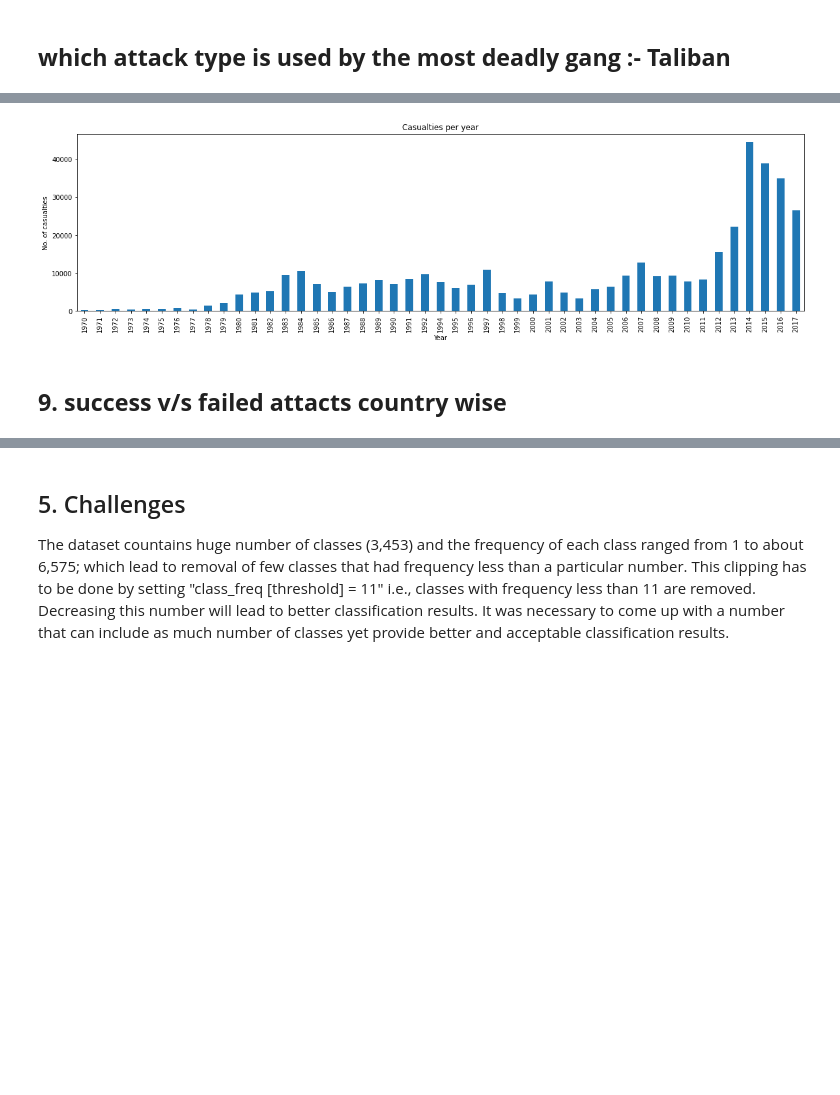
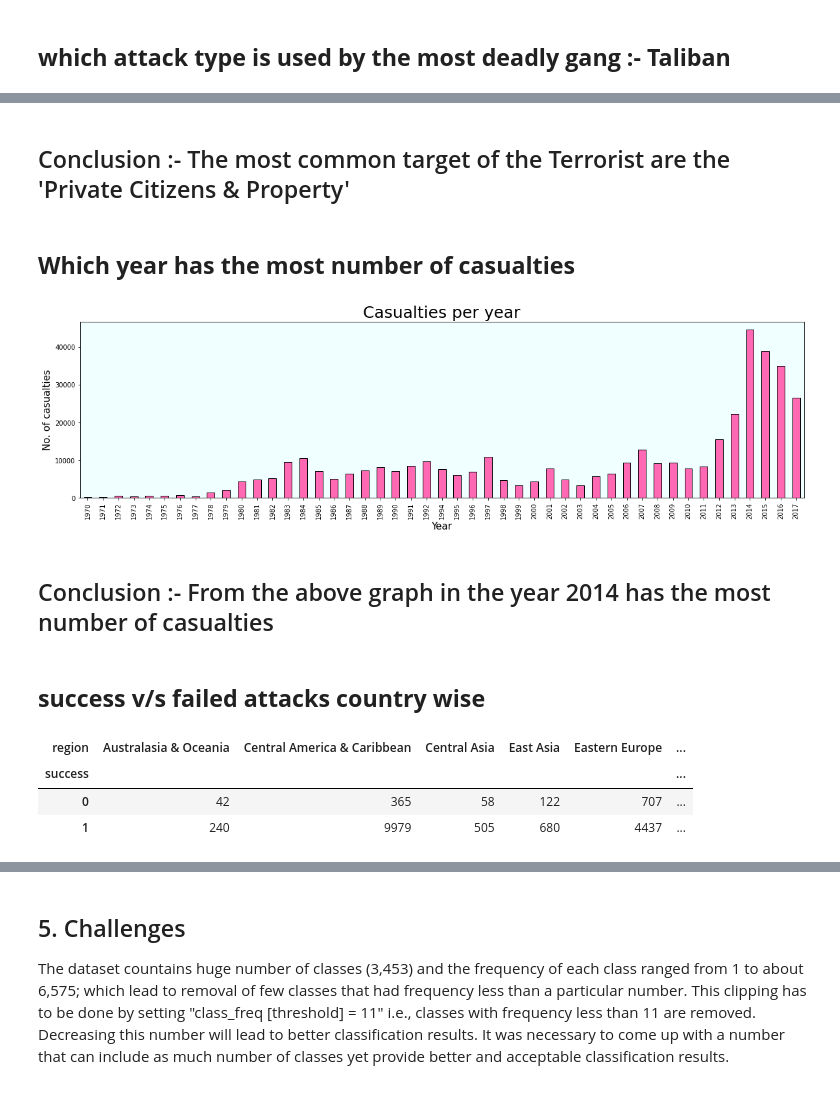
Before and after one commit to sainirajesh17/Global_Terrorism_Analysis_EDA, a Jupyter notebook: Global_Terrorism_Analysis_Capstone_Project.ipynb, the cells around one changed output, grey strips where cells are left out. Cells and saved outputs as stored; diff of their text form; code cells hidden in the pictures; blank space fills up the shorter version.

```diff
--- a/Global_Terrorism_Analysis_Capstone_Project.ipynb
+++ b/Global_Terrorism_Analysis_Capstone_Project.ipynb
@@ -24,5 +28,5 @@ Mounted at /content/drive
 # %%
 # Importing the required data from the drive
 
-file_path = "/content/drive/MyDrive/Capstone project/Global_Terrorism_Data (1).csv"
+file_path = "/content/drive/MyDrive/EDA - Global Terrorism Analysis/Global Terrorism Data.csv"
 terrorism_data = pd.read_csv(file_path, encoding='ISO-8859-1')
@@ -203,10 +302,3 @@ El Salvador        5320
 United Kingdom     5235
 Turkey             4292
 Name: country, dtype: int64
-# %%
-top_10_countries.plot(kind = 'pie')
-
-plt.title('Top 10 Contries Under attack')
-
-
-plt.rcParams['figure.figsize'] = (20, 5)
@@ -244,0 +354,19 @@ plt.rcParams['figure.figsize'] = (10, 5)
+# %%
+# Defining the explode
+myexplode = [0.1, 0.1, 0.1, 0.1, 0.1, 0.1, 0.1, 0.1, 0.1 ]
+color_set = ["#d11fce","#ff8649","#ffc549","#fced20","#8fe222","#22e28e","#22e2db","#1f85c4","#361599"]
+
+# Plotting the Pie Chart
+common_attack_type.plot(kind = 'pie', explode = myexplode, autopct ='% 1.1f %%', colors = color_set)
+
+# Set a title of the chart.
+plt.title('Most common attack', fontsize = 25)
+
+# Set the y label
+plt.ylabel('No. of attacks', fontsize = 15)
+
+# Setting the figure size
+plt.rcParams['figure.figsize'] = (20, 10)
+
+# Display a figure.
+plt.show()
@@ -301,19 +446,39 @@ plt.rcParams['figure.figsize'] = (10, 5)
+# %% [markdown]
+## Conclusion :- The most common target of the Terrorist are the 'Private Citizens & Property'
+# %% [markdown]
+## <b> Which year has the most number of casualties
 # %%
 casualties = terrorism_data_new.groupby('year').sum()['no_of_kills']
 # %%
-casualties.plot(kind = 'bar')
+# Plotting the Bar graph
+casualties.plot(kind = 'bar', color = 'hotpink', edgecolor='black').patch.set_facecolor('#f0ffff')
 
-plt.title('Casualties per year')
-plt.ylabel('No. of casualties')
-plt.xlabel('Year')
+# Set a title of the current axes.
+plt.title('Casualties per year', fontsize = 25)
 
+# Set the x and y axis label
+plt.ylabel('No. of casualties', fontsize = 15)
+plt.xlabel('Year', fontsize = 15)
+
+# Setting the figure size
 plt.rcParams['figure.figsize'] = (20, 5)
+
+# Display a figure.
+plt.show()
 # %% [output]
-[figure, old version]
+[figure, new version]
+# %% [markdown]
+## Conclusion :- From the above graph in the year 2014 has the most number of casualties
 # %% [markdown]
-## <b> 9. success v/s failed attacts country wise
+## <b> success v/s failed attacks country wise
 # %%
-attacks = terrorism_data_new.groupby(['success','region']).count()['attack_type'].reset_index()
+attacks = terrorism_data_new.groupby(['success','region']).count()['attack_type'].unstack()
+attacks
+# %% [output]
+| region | Australasia & Oceania | Central America & Caribbean | Central Asia | East Asia | Eastern Europe | ... |
+| success |  |  |  |  |  | ... |
+| 0 | 42 | 365 | 58 | 122 | 707 | ... |
+| 1 | 240 | 9979 | 505 | 680 | 4437 | ... |
 # %%
 succ_attacks = attacks[attacks['success'] == 0]
 x1 = succ_attacks.region.to_list()
```
Also changed, not shown: parts of 75 cells of this notebook.
